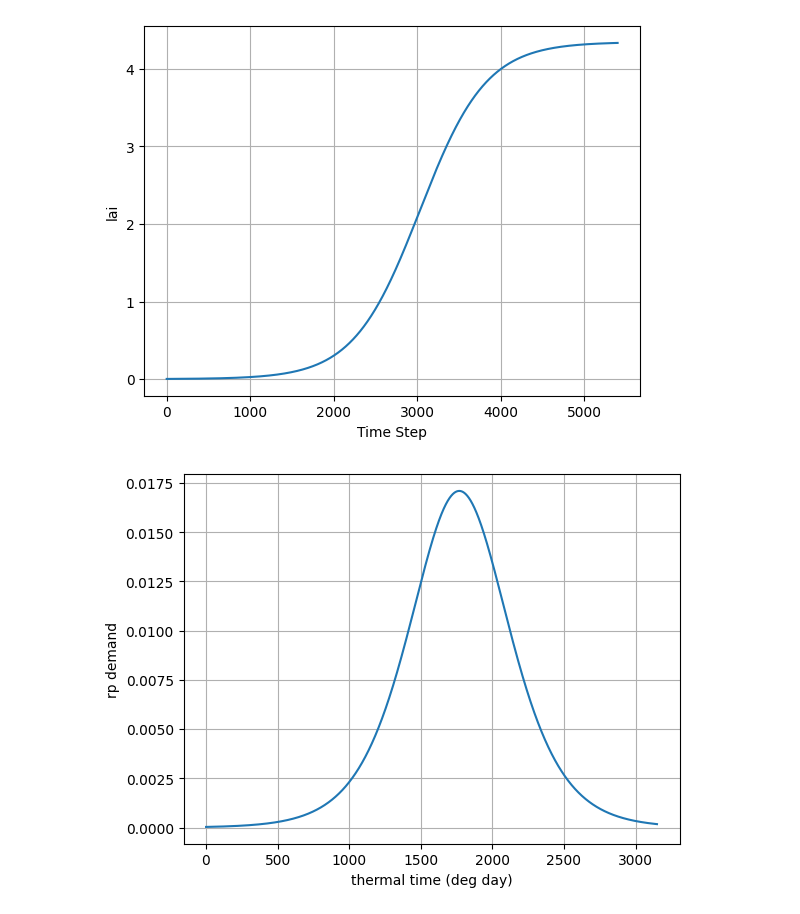
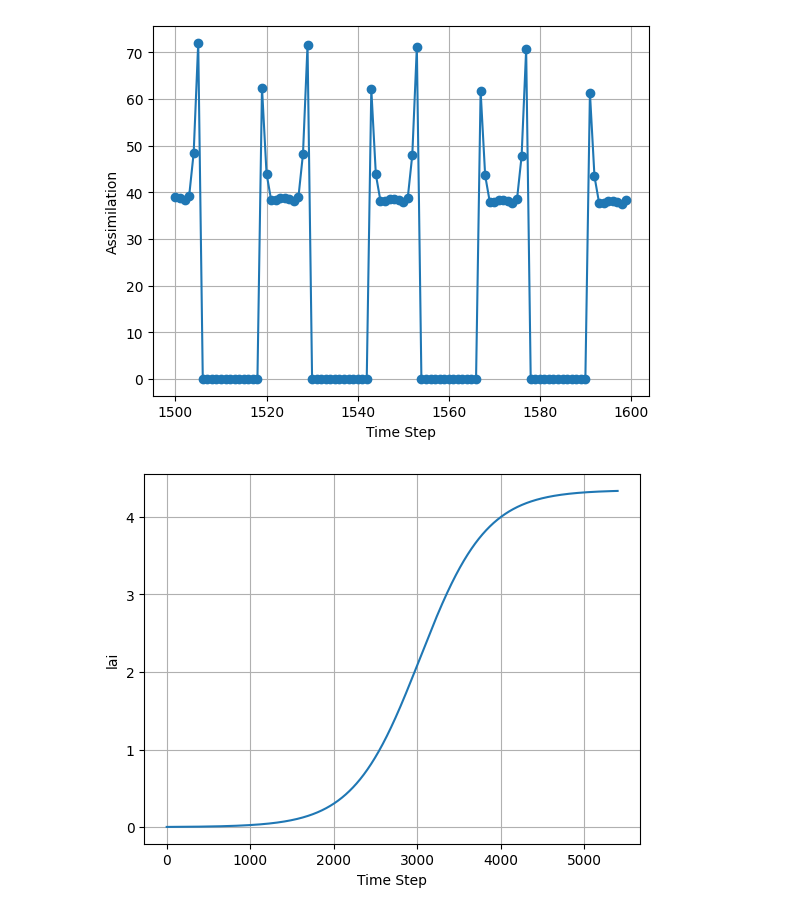
Before and after one commit to Seji-jam/Minimum_Plant_Model, a Jupyter notebook: skeleton_drw.ipynb, the cells around one changed output. Cells and saved outputs as stored; diff of their text form; code cells hidden in the pictures.

```diff
--- a/skeleton_drw.ipynb
+++ b/skeleton_drw.ipynb
@@ -10,23 +10,26 @@ import pandas as pd
 import math
 import matplotlib.pyplot as plt
 
-class model_handler:
-    """Model Handler class for taking in input files and running the simulation.
-
-    Attributes:
-        drivers_filename (str): Path to the drivers CSV file.
-        parameter_filename (str): Path to the parameters CSV file.
-    """
-
+"""
+Model Handler class for taking in input files and running the simulation.
+Attributes:
+    drivers_filename (str): Path to the drivers CSV file.
+    parameter_filename (str): Path to the parameters CSV file.
+    resource_pool_filename (str): Path to the resource pool parameters CSV file.
+"""
+class ModelHandler:
     def __init__(self, drivers_filename, parameter_filename, resource_pool_filename):
         self.drivers_filename = drivers_filename
         self.parameter_filename = parameter_filename
         self.resource_pool_filename = resource_pool_filename
 
+    """
+    Some housekeeping methods below
+    """
     def read_input_files(self):
         # Read input CSV files for drivers and parameters
         drivers = pd.read_csv(self.drivers_filename)
-        params = pd.read_csv(self.parameter_filename, header=None)
+        params = pd.read_csv(self.parameter_filename, header=None, usecols=[0, 1])
         params_dict = params.set_index(0).to_dict()[1]
         resource_pool_params = pd.read_csv(self.resource_pool_filename)
         resource_pool_params = resource_pool_params.to_dict(orient='records')
@@ -34,13 +37,12 @@ class model_handler:
 
     def plot_outputs(self):
         # Plot assimilation (y-axis)
-        """
-        plt.plot(list(range(4500, 5000)), self.log_assimilation[4500:5000], marker='o', linestyle='-')
+
+        plt.plot(list(range(1500, 1600)), self.log_assimilation[1500:1600], marker='o', linestyle='-')
         plt.xlabel('Time Step')
         plt.ylabel('Assimilation')
         plt.grid(True)
         plt.show()
-        """
 
         # Plotting lai
         plt.plot(list(range(len(self.log_lai))), self.log_lai, linestyle='-')
@@ -50,8 +52,8 @@ class model_handler:
         plt.show()
 
         # Plotting rp 1 demand
-        plt.plot(self.log_thermal_age, self.log_rp_demand, linestyle='-')
-        plt.xlabel('thermal time (deg day)')
+        plt.plot(list(range(len(self.log_rp_demand))), self.log_rp_demand, linestyle='-')
+        plt.xlabel('Time Step')
         plt.ylabel('rp demand')
         plt.grid(True)
         plt.show()
@@ -100,13 +102,17 @@ class model_handler:
         for rp in plant_instance.get_resource_pools():
           self.log_resource_pool_sizes[rp.name].append(rp.current_size)
 
-
+    """
+    run_simulation manages the simulation, logging output variables as it loops through each timestep.
+    A plant object is instantiated once whereas atmosphere and environment objects are
+    instantiated each timestep. Plant does not know about time or space.
+    """
     def run_simulation(self):
         # Runs simulation by looping through each hourly timestep
         drivers, params_dict, resource_pool_params = self.read_input_files()
 
         # Create a plant object with resource pools
-        plant_simulated = plant(params_dict, resource_pool_params)
+        plant_simulated = Plant(params_dict, resource_pool_params)
         plant_simulated.create_resource_pools()
 
         self.initialize_logs(plant_simulated)
@@ -117,7 +123,7 @@ class model_handler:
             hour = row['Hour']
 
             # atmosphere object for computing atmospheric properties at this timestep
-            atmosphere_instance = atmosphere(DOY, latitude, hour)
+            atmosphere_instance = Atmosphere(DOY, latitude, hour)
             atmosphere_instance.compute_atmospheric_properties()
 
             # put together a collective exogenous inputs dict
@@ -133,7 +139,7 @@ class model_handler:
             exogenous_inputs.update(driver_entries)
 
             # environment object that acts as interface between plant and non-plant - just aboveground environment for now
-            aboveground_environment_instance = aboveground_environment(exogenous_inputs)
+            aboveground_environment_instance = AbovegroundEnvironment(exogenous_inputs)
             aboveground_environment_instance.compute_canopy_light_environment(Leaf_Blade_Angle = plant_simulated.get_parameters()['Leaf_Blade_Angle'], Leaf_Area_Index = plant_simulated.get_leaf_area_index())
 
             # one simulation step of plant
@@ -560,16 +624,16 @@ class ResourcePool:
 # %%
 #@title Example simulation
 driver_file = 'https://raw.githubusercontent.com/DRWang3/MPM_testing/refs/heads/main/drivers_setpoints.csv'
 #driver_file = 'https://raw.githubusercontent.com/DRWang3/MPM_testing/refs/heads/main/drivers_natural_all.csv'
 #driver_file = 'https://raw.githubusercontent.com/DRWang3/MPM_testing/refs/heads/main/drivers_radiation_natural_temp_setpoint.csv'
 #driver_file = 'https://raw.githubusercontent.com/DRWang3/MPM_testing/refs/heads/main/drivers_radiation_setpoint_natural_temp.csv'
 
 parameter_file =  'https://raw.githubusercontent.com/DRWang3/MPM_testing/refs/heads/main/parameters.csv'
 resource_pool_file ='https://raw.githubusercontent.com/DRWang3/MPM_testing/refs/heads/main/resource_pools_2RPs.csv'
 
-model = model_handler(driver_file, parameter_file, resource_pool_file)
+model = ModelHandler(driver_file, parameter_file, resource_pool_file)
 model.run_simulation()
 model.plot_outputs()
 # %% [output]
-[figure, old version]
+[figure, new version]
-[figure, old version]
+[figure, new version]
```
Also changed, not shown: parts of 7 cells of this notebook.
